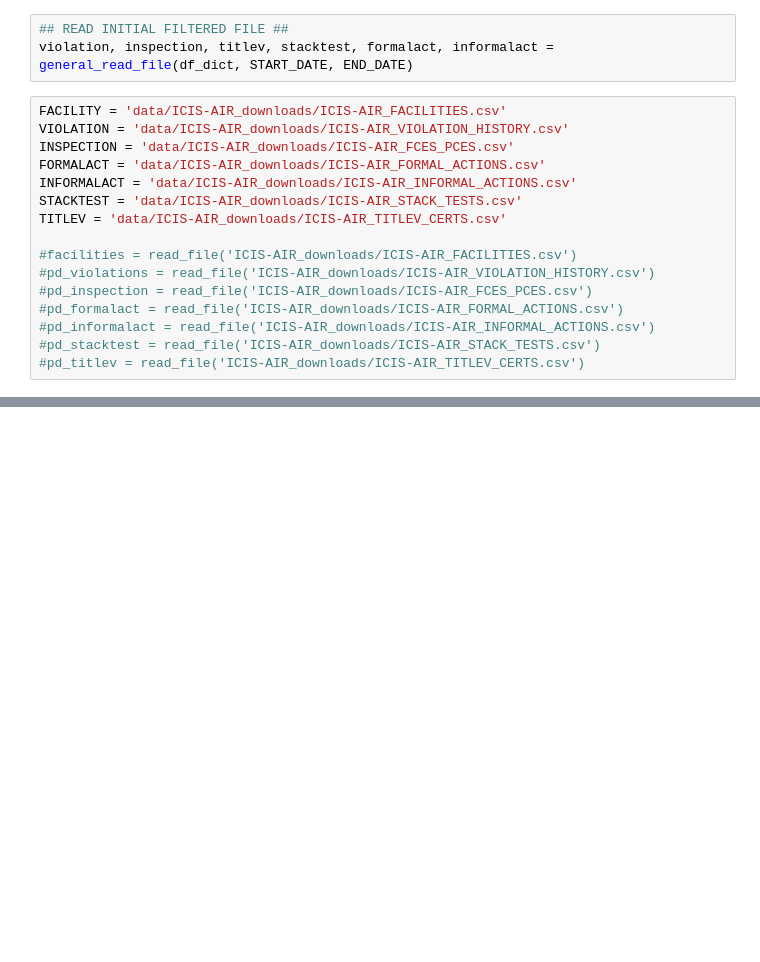
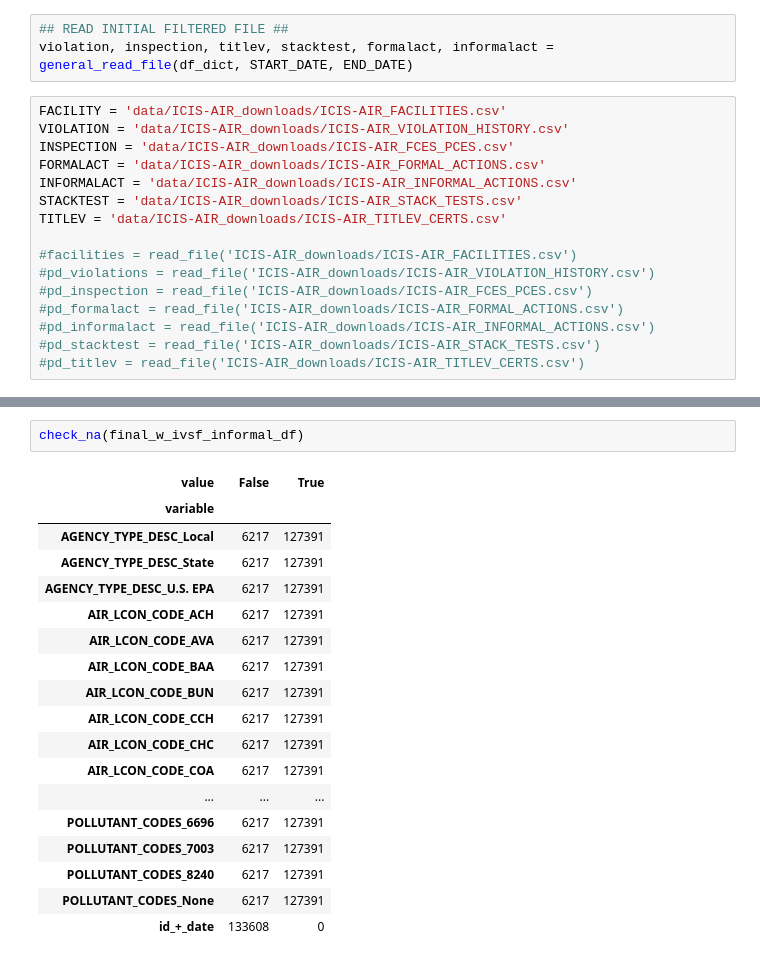
Before and after one commit to Aycrazy/ML_Project, a Jupyter notebook: ICIS-Output&Features.ipynb, the cells around one changed output, grey strips where cells are left out. Drawn from its saved outputs; the diff is of its cells as text; blank space fills up the shorter version.

```diff
--- a/ICIS-Output&Features.ipynb
+++ b/ICIS-Output&Features.ipynb
@@ -233,0 +229,21 @@ feat.shape
+# %%
+check_na(final_w_ivsf_informal_df)
+# %% [output]
+| value | False | True |
+| variable |  |  |
+| AGENCY_TYPE_DESC_Local | 6217 | 127391 |
+| AGENCY_TYPE_DESC_State | 6217 | 127391 |
+| AGENCY_TYPE_DESC_U.S. EPA | 6217 | 127391 |
+| AIR_LCON_CODE_ACH | 6217 | 127391 |
+| AIR_LCON_CODE_AVA | 6217 | 127391 |
+| AIR_LCON_CODE_BAA | 6217 | 127391 |
+| AIR_LCON_CODE_BUN | 6217 | 127391 |
+| AIR_LCON_CODE_CCH | 6217 | 127391 |
+| AIR_LCON_CODE_CHC | 6217 | 127391 |
+| AIR_LCON_CODE_COA | 6217 | 127391 |
+| ... | ... | ... |
+| POLLUTANT_CODES_6696 | 6217 | 127391 |
+| POLLUTANT_CODES_7003 | 6217 | 127391 |
+| POLLUTANT_CODES_8240 | 6217 | 127391 |
+| POLLUTANT_CODES_None | 6217 | 127391 |
+| id_+_date | 133608 | 0 |
```
Also changed, not shown: parts of 21 cells of this notebook, 3 other files.
